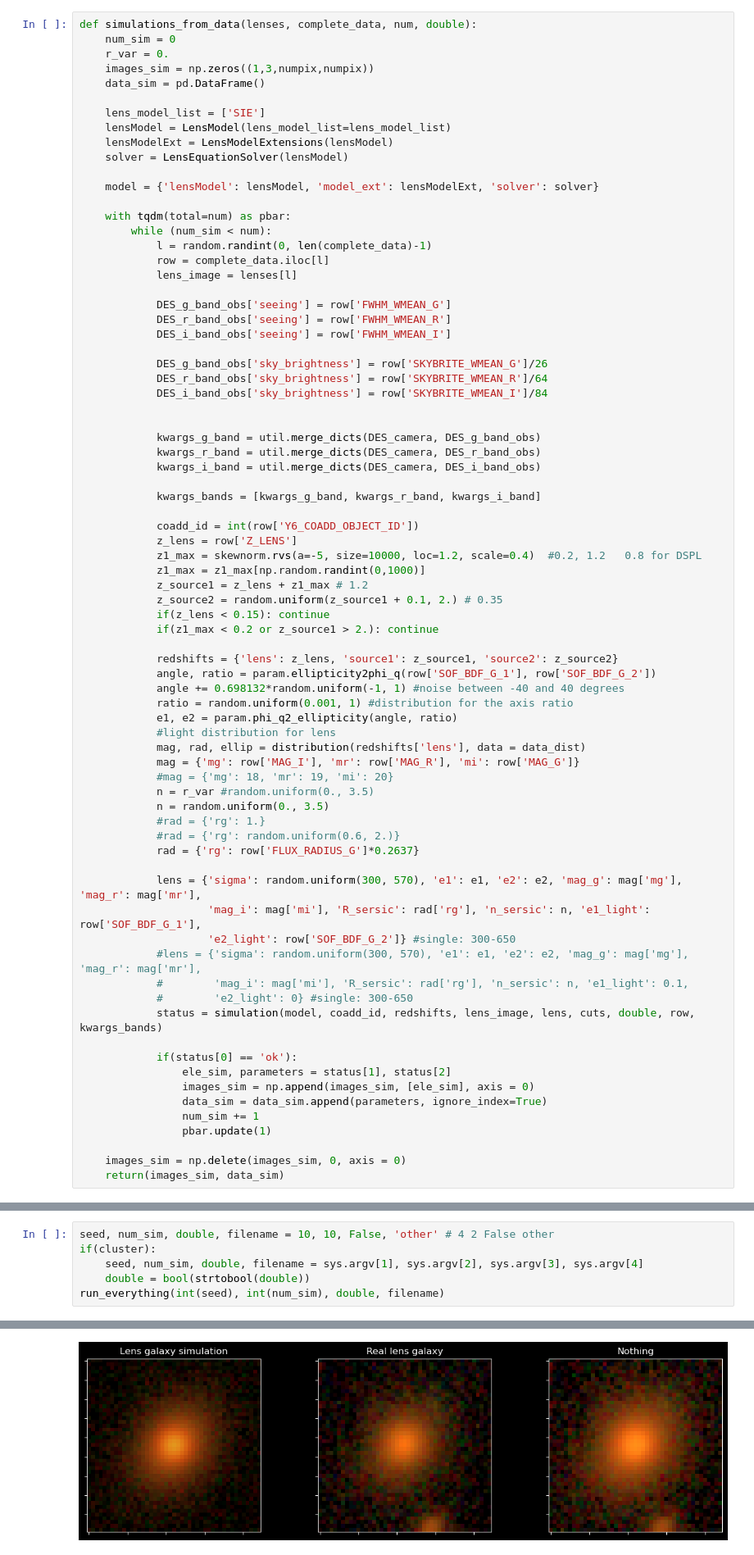
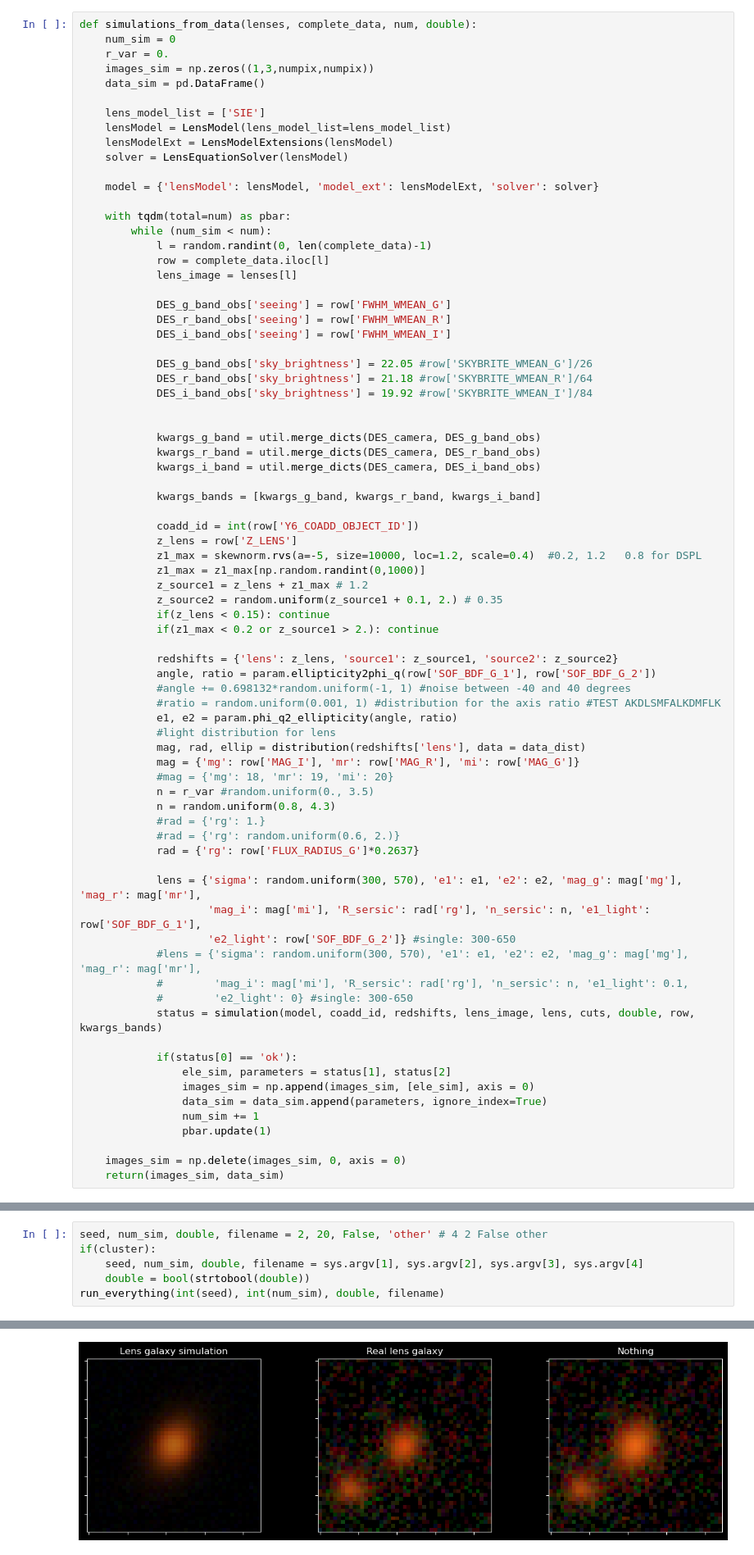
Before and after one commit to JimenaGonzalez/Hybrid_SL_Modeling, a Jupyter notebook: Regression/simulations/Simulations_onlylens.ipynb, the cells around one changed output, grey strips where cells are left out. Shown at 82% size. Drawn from its saved outputs; the diff is of its cells as text.

```diff
--- a/Regression/simulations/Simulations_onlylens.ipynb
+++ b/Regression/simulations/Simulations_onlylens.ipynb
@@ -444,9 +444,9 @@ def simulations_from_data(lenses, complete_data, num, double):
             DES_r_band_obs['seeing'] = row['FWHM_WMEAN_R']
             DES_i_band_obs['seeing'] = row['FWHM_WMEAN_I']
 
-            DES_g_band_obs['sky_brightness'] = row['SKYBRITE_WMEAN_G']/26
-            DES_r_band_obs['sky_brightness'] = row['SKYBRITE_WMEAN_R']/64
-            DES_i_band_obs['sky_brightness'] = row['SKYBRITE_WMEAN_I']/84
+            DES_g_band_obs['sky_brightness'] = 22.05 #row['SKYBRITE_WMEAN_G']/26
+            DES_r_band_obs['sky_brightness'] = 21.18 #row['SKYBRITE_WMEAN_R']/64
+            DES_i_band_obs['sky_brightness'] = 19.92 #row['SKYBRITE_WMEAN_I']/84
 
 
             kwargs_g_band = util.merge_dicts(DES_camera, DES_g_band_obs)
@@ -466,15 +466,15 @@ def simulations_from_data(lenses, complete_data, num, double):
 
             redshifts = {'lens': z_lens, 'source1': z_source1, 'source2': z_source2}
             angle, ratio = param.ellipticity2phi_q(row['SOF_BDF_G_1'], row['SOF_BDF_G_2'])
-            angle += 0.698132*random.uniform(-1, 1) #noise between -40 and 40 degrees
-            ratio = random.uniform(0.001, 1) #distribution for the axis ratio
+            #angle += 0.698132*random.uniform(-1, 1) #noise between -40 and 40 degrees
+            #ratio = random.uniform(0.001, 1) #distribution for the axis ratio #TEST AKDLSMFALKDMFLK
             e1, e2 = param.phi_q2_ellipticity(angle, ratio)
             #light distribution for lens
             mag, rad, ellip = distribution(redshifts['lens'], data = data_dist)
             mag = {'mg': row['MAG_I'], 'mr': row['MAG_R'], 'mi': row['MAG_G']}
             #mag = {'mg': 18, 'mr': 19, 'mi': 20}
             n = r_var #random.uniform(0., 3.5)
-            n = random.uniform(0., 3.5)
+            n = random.uniform(0.8, 4.3)
             #rad = {'rg': 1.}
             #rad = {'rg': random.uniform(0.6, 2.)}
             rad = {'rg': row['FLUX_RADIUS_G']*0.2637}
@@ -535,7 +535,7 @@ cuts = {'E_max': E_max, 'E_min': E_min, 'mmax': mmax, 'mmin': mmin, 'iso_min': i
         'magni_min': magni_min, 'magni_max': magni_max, 'theta_E_r_f_min': theta_E_r_f_min,
         'theta_E_r_f_max': theta_E_r_f_max, 'min_image': min_image, 'max_image': max_image, 'min_col': 0.3}
 # %%
-seed, num_sim, double, filename = 10, 10, False, 'other' # 4 2 False other
+seed, num_sim, double, filename = 2, 20, False, 'other' # 4 2 False other
 if(cluster):
     seed, num_sim, double, filename = sys.argv[1], sys.argv[2], sys.argv[3], sys.argv[4]
     double = bool(strtobool(double))
@@ -547 +547 @@ run_everything(int(seed), int(num_sim), double, filename)
-[figure, old version]
+[figure, new version]
```
Also changed, not shown: parts of 1 cell of this notebook, 1 other file.
